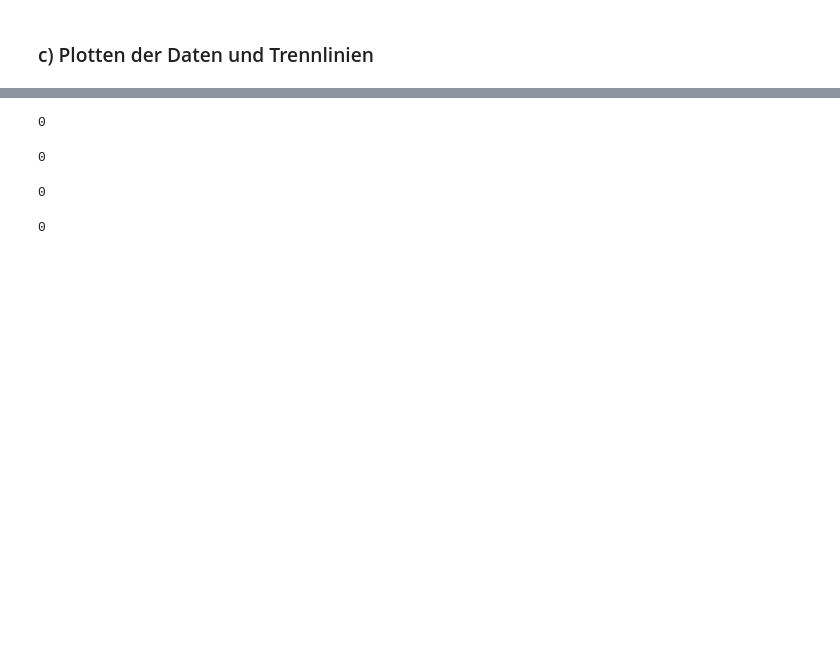
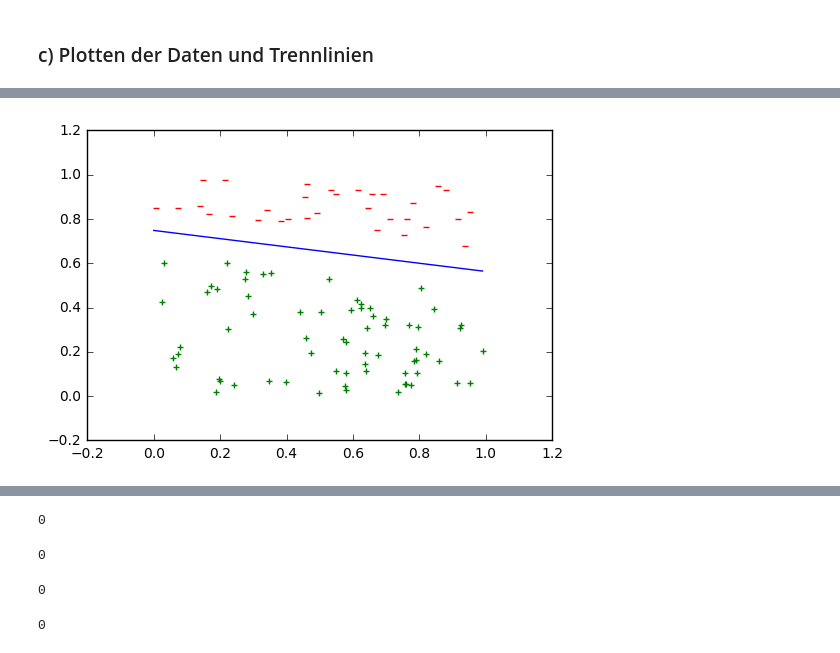
Before and after one commit to aliceziegler/Data_science_git_repo, a Jupyter notebook: Blatt 07/Übungsblatt 7.ipynb, the cells around one changed output, grey strips where cells are left out. Cells and saved outputs as stored; diff of their text form; code cells hidden in the pictures; blank space fills up the shorter version.

```diff
--- a/Blatt 07/Übungsblatt 7.ipynb
+++ b/Blatt 07/Übungsblatt 7.ipynb
@@ -306,0 +274,13 @@ plt.show()
+# %%
+gen3ClassMinus = gen3[gen3[:,2] == -1]
+gen3ClassPlus = gen3[gen3[:,2] == 1]
+
+plt.scatter(gen3ClassMinus[:,0],gen3ClassMinus[:,1],marker="_", c="red")
+plt.scatter(gen3ClassPlus[:,0],gen3ClassPlus[:,1],marker="+", c="green")
+
+abline3 = evaluateFunction(xVals,res3.x)
+plt.plot(xVals,abline3,c="blue")
+
+plt.show()
+# %% [output]
+[figure, added]
```
Also changed, not shown: parts of 24 cells of this notebook.
